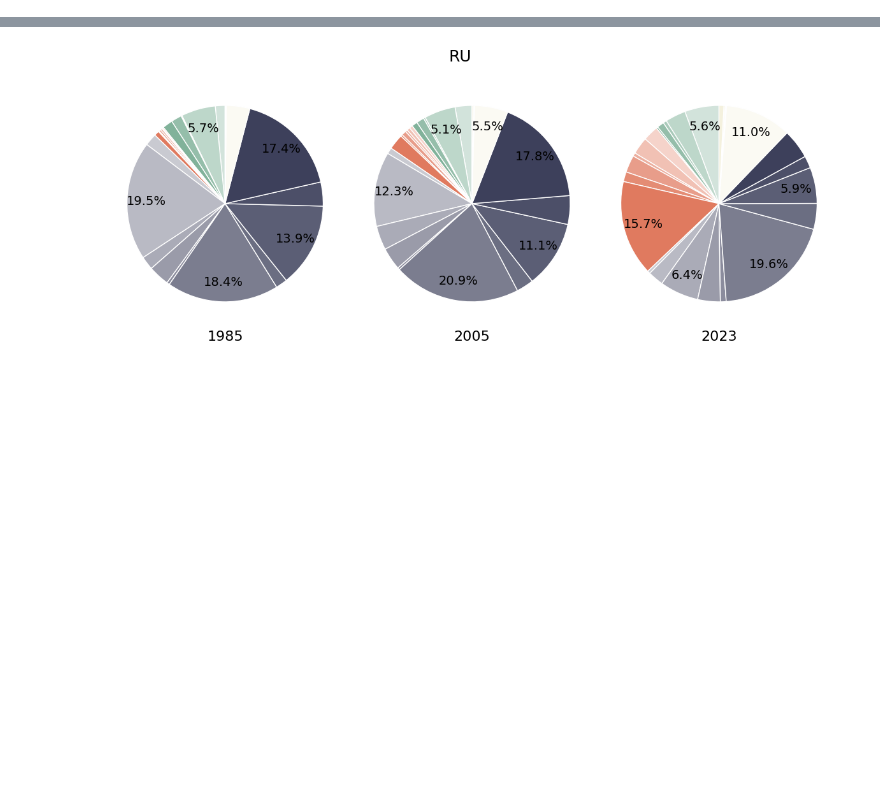
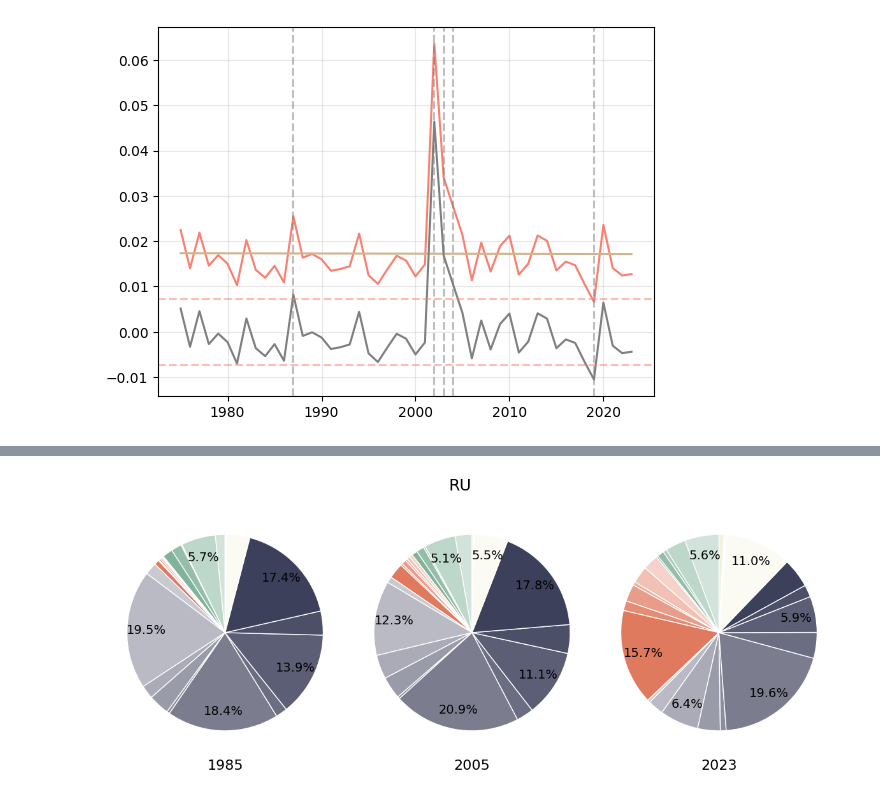
Before and after one commit to irivorobey/geoTopics, a Jupyter notebook: irina_clean/stability_analysis.ipynb, the cells around one changed output, grey strips where cells are left out. Cells and saved outputs as stored; diff of their text form; code cells hidden in the pictures; blank space fills up the shorter version.

```diff
--- a/irina_clean/stability_analysis.ipynb
+++ b/irina_clean/stability_analysis.ipynb
@@ -36,0 +49,9 @@ df_dist_year = pd.read_csv(PATH+"df_dist_year.csv", index_col=[0, 1, 2])
+# %%
+df_subfield = (
+    pd.read_csv(PATH+"df_topics.csv")
+    [["subfield_id", "subfield_name", "field_id", "field_name", "domain_id", "domain_name"]]
+    .drop_duplicates()
+    .sort_values(["domain_id", "field_id", "subfield_id"])
+)
+
+w1_tree = wt.W1Tree(df_subfield[["domain_id", "field_id", "subfield_id"]], weight_base=2.0)
@@ -36,0 +178,2 @@ df_dist_year = pd.read_csv(PATH+"df_dist_year.csv", index_col=[0, 1, 2])
+# %%
+df_dist_yearly_global = w1_tree.dist(df_prob_global, df_prob_global)
@@ -36,0 +182,20 @@ df_dist_year = pd.read_csv(PATH+"df_dist_year.csv", index_col=[0, 1, 2])
+# %%
+df_global_yearly = (
+    pd.DataFrame(np.diag(df_dist_yearly_global, 1), index=df_dist_yearly_global.index[1:], columns=["dist_yearly"])
+    .loc[1975:2025]
+    .assign(
+        trend = lambda df: np.polyfit(df.index, df.dist_yearly, 1)[0],
+        test = lambda df: np.polyfit(df.index, df.dist_yearly, 1)[0] * df.index + np.polyfit(df.index, df.dist_yearly, 1)[1],
+        cleaned = lambda df: df.dist_yearly - df.test,
+        rolling_mean = lambda df: df.dist_yearly.rolling(5, center=True).mean(),
+        abs_dev = lambda df: np.abs(df.cleaned)
+    )
+)
+# %%
+q_test = df_global_yearly.abs_dev.quantile(0.9)
+
+shock_year_list = df_global_yearly.query("abs_dev >= @q_test").index.to_list()
+(
+    df_global_yearly
+    .query("abs_dev >= @q_test")
+)
@@ -36,0 +210,14 @@ df_dist_year = pd.read_csv(PATH+"df_dist_year.csv", index_col=[0, 1, 2])
+# %%
+plt.plot(df_global_yearly.index, df_global_yearly.dist_yearly, color="salmon")
+plt.plot(df_global_yearly.index, df_global_yearly.test, color="tan")
+plt.plot(df_global_yearly.index, df_global_yearly.cleaned, color="grey")
+
+plt.axhline(q_test, color="salmon", linestyle="--", alpha=0.5)
+plt.axhline(-q_test, color="salmon", linestyle="--", alpha=0.5)
+
+for year in shock_year_list:
+    plt.axvline(year, color="grey", linestyle="--", alpha=0.5)
+
+plt.grid(alpha=0.3)
+# %% [output]
+[figure, added]
```
Also changed, not shown: parts of 28 cells of this notebook, 4 other files.
